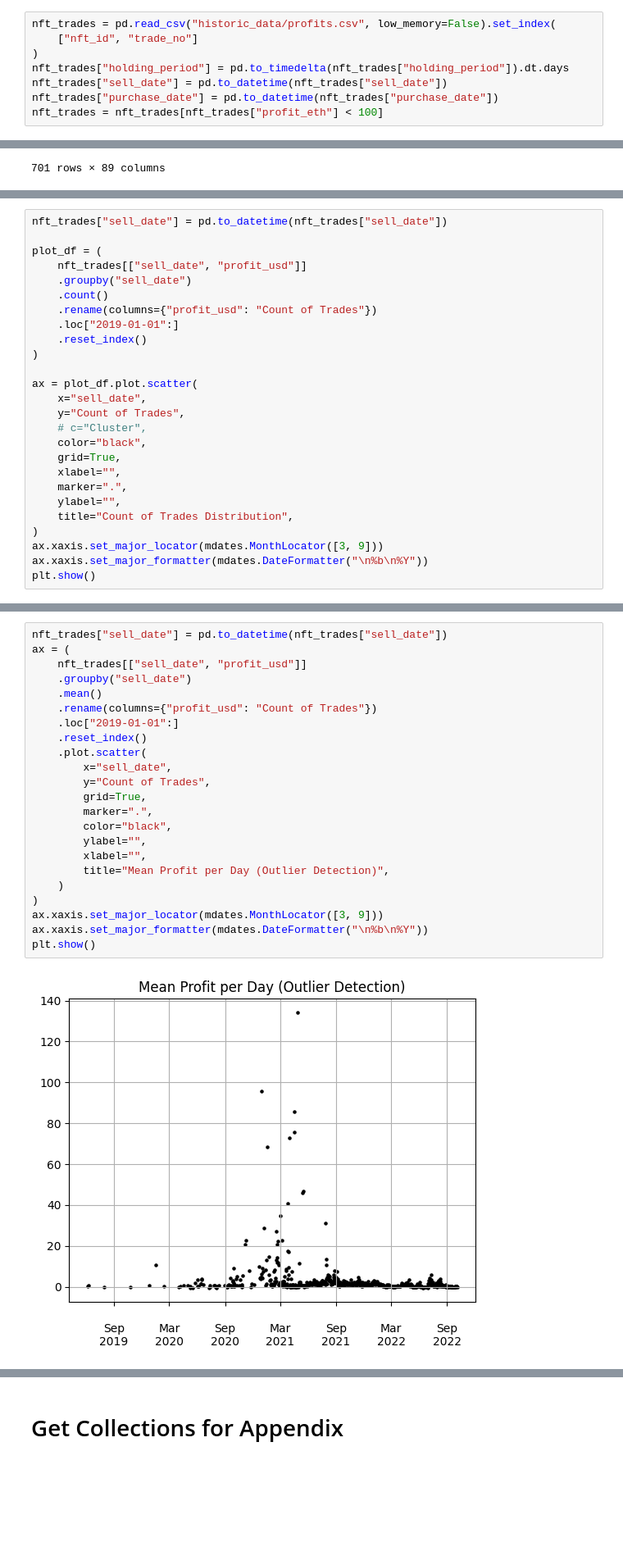
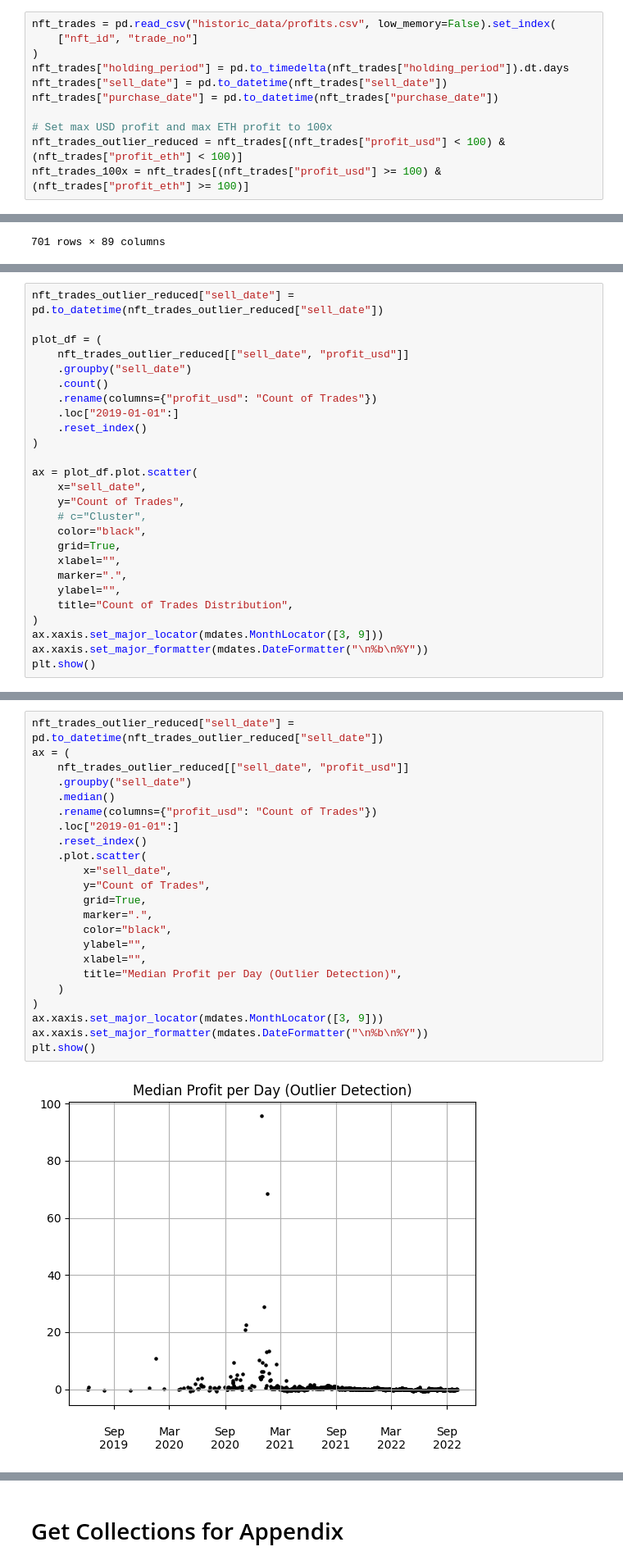
Before and after one commit to vfcapital/bachelor-thesis, a Jupyter notebook: bachelorthesis/notebooks/trade_analysis.ipynb, the cells around one changed output, grey strips where cells are left out. Shown at 82% size. Saved outputs shown, nothing was run; the diff lists cells and outputs as text; blank space fills up the shorter version.

```diff
--- a/bachelorthesis/notebooks/trade_analysis.ipynb
+++ b/bachelorthesis/notebooks/trade_analysis.ipynb
@@ -32,4 +37,7 @@ nft_trades = pd.read_csv("historic_data/profits.csv", low_memory=False).set_inde
 nft_trades["holding_period"] = pd.to_timedelta(nft_trades["holding_period"]).dt.days
 nft_trades["sell_date"] = pd.to_datetime(nft_trades["sell_date"])
 nft_trades["purchase_date"] = pd.to_datetime(nft_trades["purchase_date"])
-nft_trades = nft_trades[nft_trades["profit_eth"] < 100]
+
+# Set max USD profit and max ETH profit to 100x
+nft_trades_outlier_reduced = nft_trades[(nft_trades["profit_usd"] < 100) & (nft_trades["profit_eth"] < 100)]
+nft_trades_100x = nft_trades[(nft_trades["profit_usd"] >= 100) & (nft_trades["profit_eth"] >= 100)]
@@ -107,8 +144,8 @@ df = (collection_sum_rel * collection_sum).dropna().loc[:, "Total"] = collection
 # %%
-nft_trades["sell_date"] = pd.to_datetime(nft_trades["sell_date"])
+nft_trades_outlier_reduced["sell_date"] = pd.to_datetime(nft_trades_outlier_reduced["sell_date"])
 
 plot_df = (
-    nft_trades[["sell_date", "profit_usd"]]
+    nft_trades_outlier_reduced[["sell_date", "profit_usd"]]
     .groupby("sell_date")
     .count()
     .rename(columns={"profit_usd": "Count of Trades"})
@@ -133,29 +170,29 @@ plt.show()
 # %% [output]
 [figure]
 # %%
-nft_trades["sell_date"] = pd.to_datetime(nft_trades["sell_date"])
+nft_trades_outlier_reduced["sell_date"] = pd.to_datetime(nft_trades_outlier_reduced["sell_date"])
 ax = (
-    nft_trades[["sell_date", "profit_usd"]]
+    nft_trades_outlier_reduced[["sell_date", "profit_usd"]]
     .groupby("sell_date")
-    .mean()
+    .median()
     .rename(columns={"profit_usd": "Count of Trades"})
     .loc["2019-01-01":]
     .reset_index()
     .plot.scatter(
         x="sell_date",
         y="Count of Trades",
         grid=True,
         marker=".",
         color="black",
         ylabel="",
         xlabel="",
-        title="Mean Profit per Day (Outlier Detection)",
+        title="Median Profit per Day (Outlier Detection)",
     )
 )
 ax.xaxis.set_major_locator(mdates.MonthLocator([3, 9]))
 ax.xaxis.set_major_formatter(mdates.DateFormatter("\n%b\n%Y"))
 plt.show()
 # %% [output]
-[figure, old version]
+[figure, new version]
 # %%
 # show only profits below 100x
```
Also changed, not shown: parts of 22 cells of this notebook, 3 other files.
